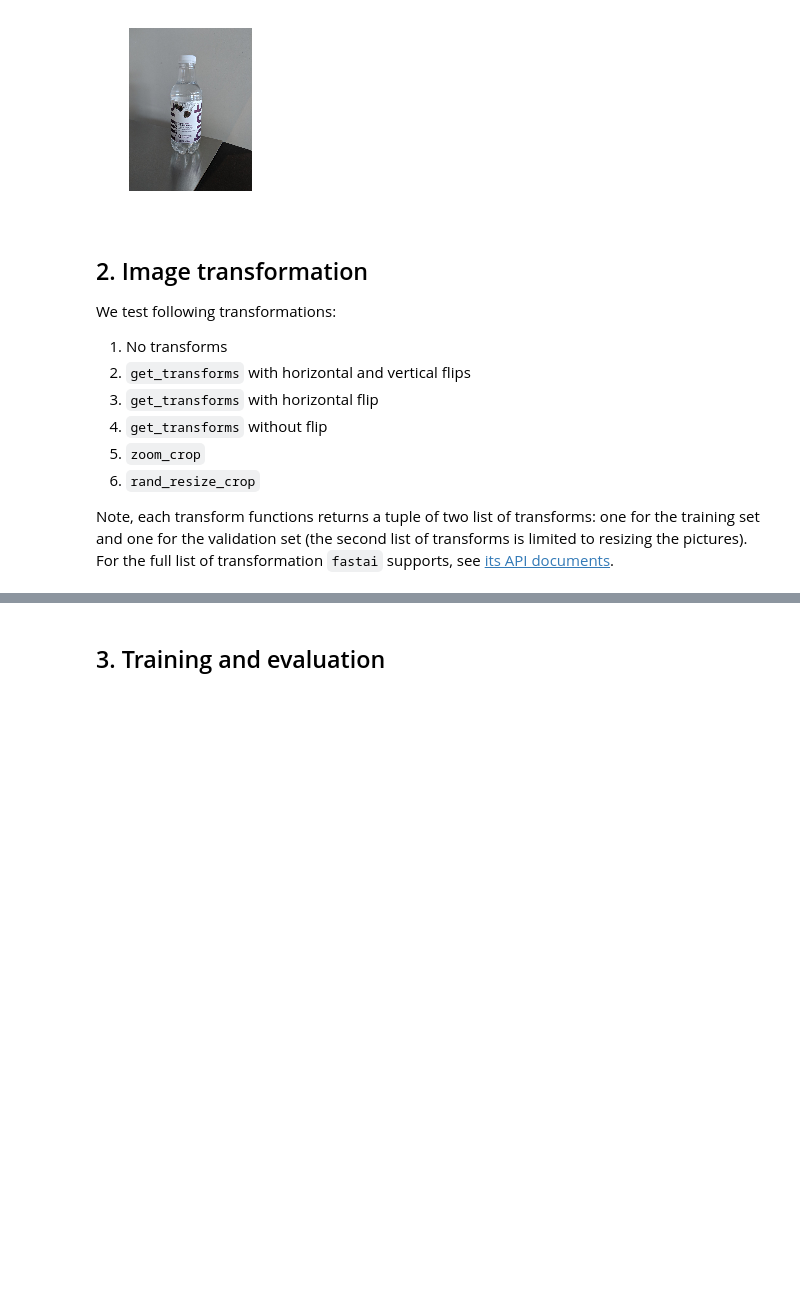
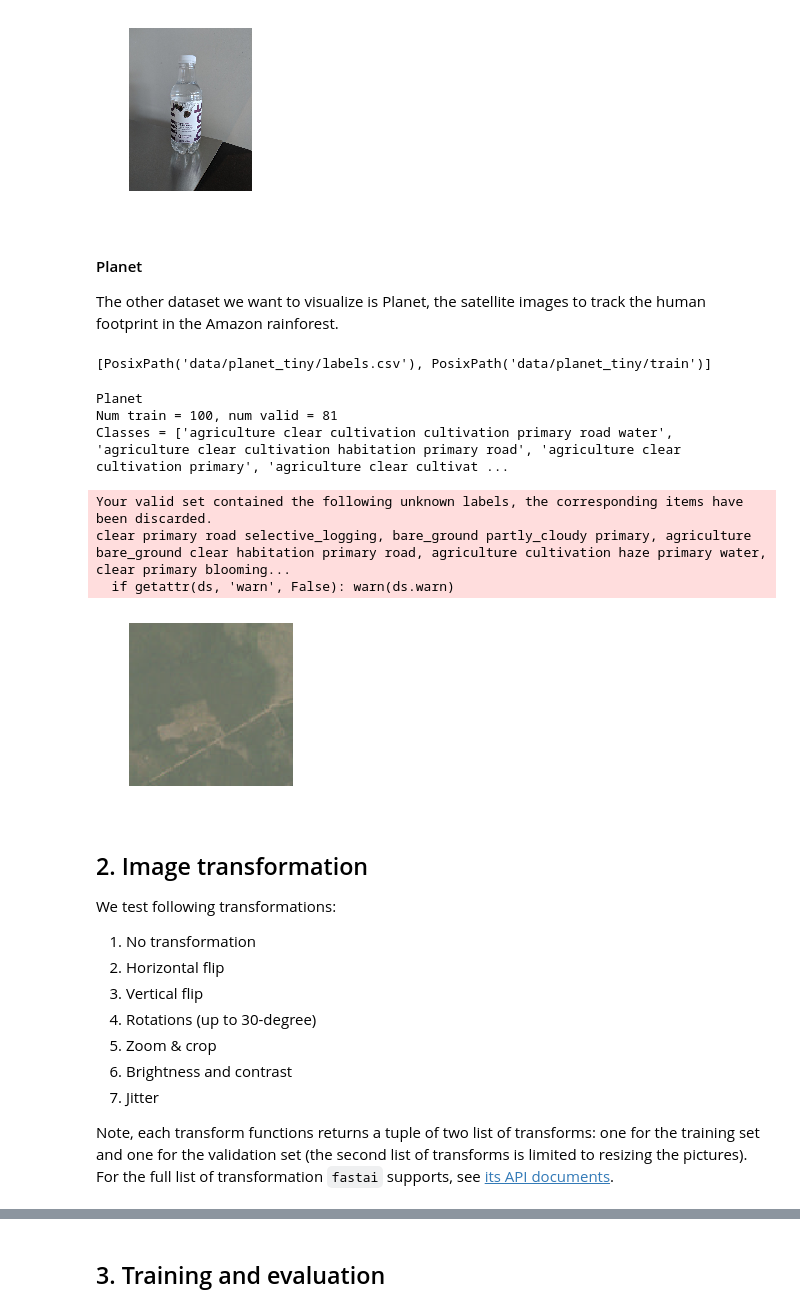
Before and after one commit to z-zawhtet-a/computervision-recipes, a Jupyter notebook: image_classification/notebooks/data_augmentation.ipynb, the cells around one changed output, grey strips where cells are left out. Drawn from its saved outputs; the diff is of its cells as text; code cells hidden in the pictures; blank space fills up the shorter version.

```diff
--- a/image_classification/notebooks/data_augmentation.ipynb
+++ b/image_classification/notebooks/data_augmentation.ipynb
@@ -121,15 +133,49 @@ Fridge object
 Num train = 67, num valid = 67
 Classes = ['can', 'carton', 'milk_bottle', 'water_bottle']
 [figure]
+# %% [markdown]
+#### Planet
+The other dataset we want to visualize is Planet, the satellite images to track the human footprint in the Amazon rainforest.
+# %%
+# PLANET_TINY
+planet_path = untar_data(
+    URLs.PLANET_TINY,
+    os.path.join(DATA_PATH, 'planet.tgz'),
+    DATA_PATH
+)
+planet_path.ls()
+# %% [output]
+[PosixPath('data/planet_tiny/labels.csv'), PosixPath('data/planet_tiny/train')]
+# %%
+datasets['planet'] = (
+    ImageList.from_csv(planet_path, 'labels.csv', folder='train', suffix='.jpg')
+    .split_by_rand_pct(valid_pct=0.5, seed=SEED)
+    .label_from_df()
+)
+
+print("Planet")
+print(f"Num train = {len(datasets['planet'].train)}, num valid = {len(datasets['planet'].valid)}")
+print(f"Classes = {datasets['planet'].classes}")
+
+datasets['planet'].train.x[2].show()
+# %% [output]
+Planet
+Num train = 100, num valid = 81
+Classes = ['agriculture clear cultivation cultivation primary road water', 'agriculture clear cultivation habitation primary road', 'agriculture clear cultivation primary', 'agriculture clear cultivat ...
+Your valid set contained the following unknown labels, the corresponding items have been discarded.
+clear primary road selective_logging, bare_ground partly_cloudy primary, agriculture bare_ground clear habitation primary road, agriculture cultivation haze primary water, clear primary blooming...
+  if getattr(ds, 'warn', False): warn(ds.warn)
+[figure, added]
 # %% [markdown]
 ## 2. Image transformation
 
 We test following transformations:
-1. No transforms
-1. `get_transforms` with horizontal and vertical flips
-1. `get_transforms` with horizontal flip
-1. `get_transforms` without flip
-1. `zoom_crop`
-1. `rand_resize_crop`
+1. No transformation
+1. Horizontal flip
+1. Vertical flip
+1. Rotations (up to 30-degree)
+1. Zoom & crop
+1. Brightness and contrast
+1. Jitter
 
 Note, each transform functions returns a tuple of two list of transforms: one for the training set and one for the validation set (the second list of transforms is limited to resizing the pictures). For the full list of transformation `fastai` supports, see [its API documents](https://docs.fast.ai/vision.transform.html).
```
Also changed, not shown: parts of 13 cells of this notebook.
